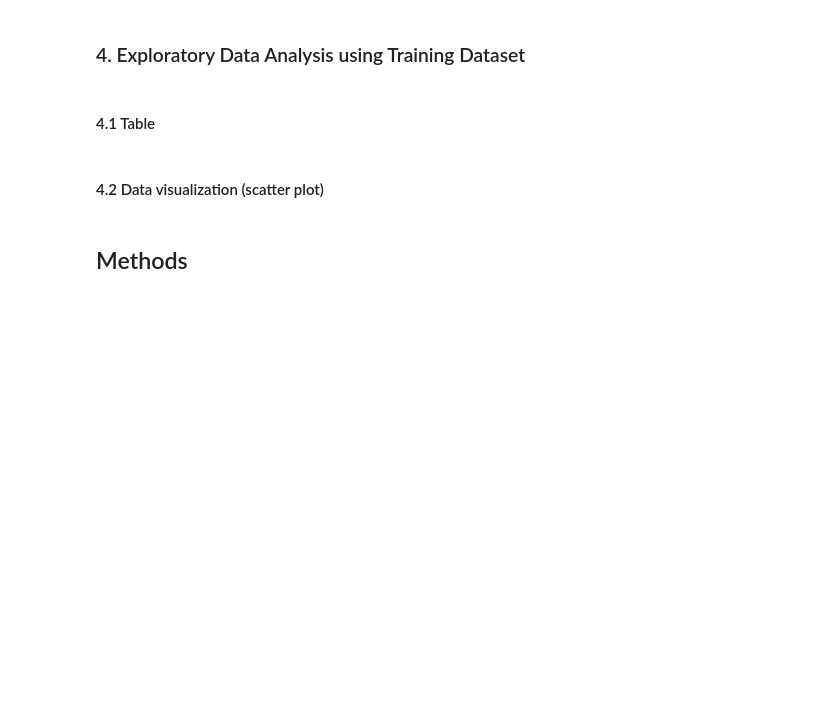
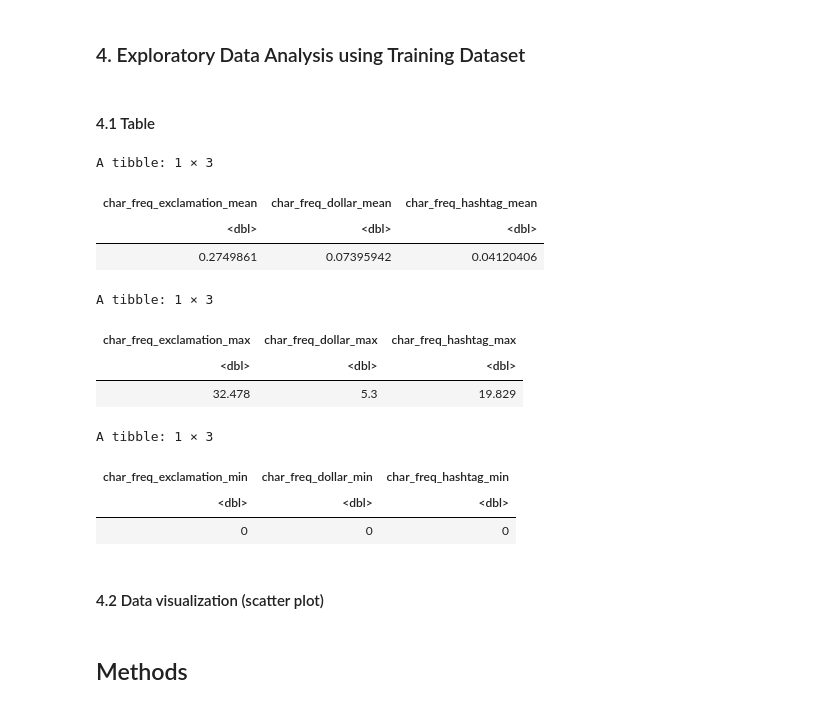
Before and after one commit to SarahHoang/dsci-100-project-group-162, a Jupyter notebook: proposal_group_162.ipynb, the cells around one changed output. Cells and saved outputs as stored; diff of their text form; code cells hidden in the pictures; blank space fills up the shorter version.

```diff
--- a/proposal_group_162.ipynb
+++ b/proposal_group_162.ipynb
@@ -154,6 +154,37 @@ A tibble: 3450 × 59
 ### 4. Exploratory Data Analysis using Training Dataset
 # %% [markdown]
 #### 4.1 Table
+# %%
+data_train_mean <- data_train %>%
+    summarize(char_freq_exclamation_mean = mean(char_freq_exclamation),
+          char_freq_dollar_mean = mean(char_freq_dollar),
+          char_freq_hashtag_mean = mean(char_freq_hashtag))
+data_train_mean
+
+data_train_max <- data_train %>%
+    summarize(char_freq_exclamation_max = max(char_freq_exclamation),
+          char_freq_dollar_max = max(char_freq_dollar),
+          char_freq_hashtag_max = max(char_freq_hashtag))
+data_train_max
+
+data_train_min <- data_train %>%
+    summarize(char_freq_exclamation_min = min(char_freq_exclamation),
+          char_freq_dollar_min = min(char_freq_dollar),
+          char_freq_hashtag_min = min(char_freq_hashtag))
+data_train_min
+# %% [output]
+A tibble: 1 × 3
+| char_freq_exclamation_mean | char_freq_dollar_mean | char_freq_hashtag_mean |
+| <dbl> | <dbl> | <dbl> |
+| 0.2749861 | 0.07395942 | 0.04120406 |
+A tibble: 1 × 3
+| char_freq_exclamation_max | char_freq_dollar_max | char_freq_hashtag_max |
+| <dbl> | <dbl> | <dbl> |
+| 32.478 | 5.3 | 19.829 |
+A tibble: 1 × 3
+| char_freq_exclamation_min | char_freq_dollar_min | char_freq_hashtag_min |
+| <dbl> | <dbl> | <dbl> |
+| 0 | 0 | 0 |
 # %% [markdown]
 #### 4.2 Data visualization (scatter plot)
 # %% [markdown]
```
Also changed, not shown: parts of 1 cell of this notebook.
